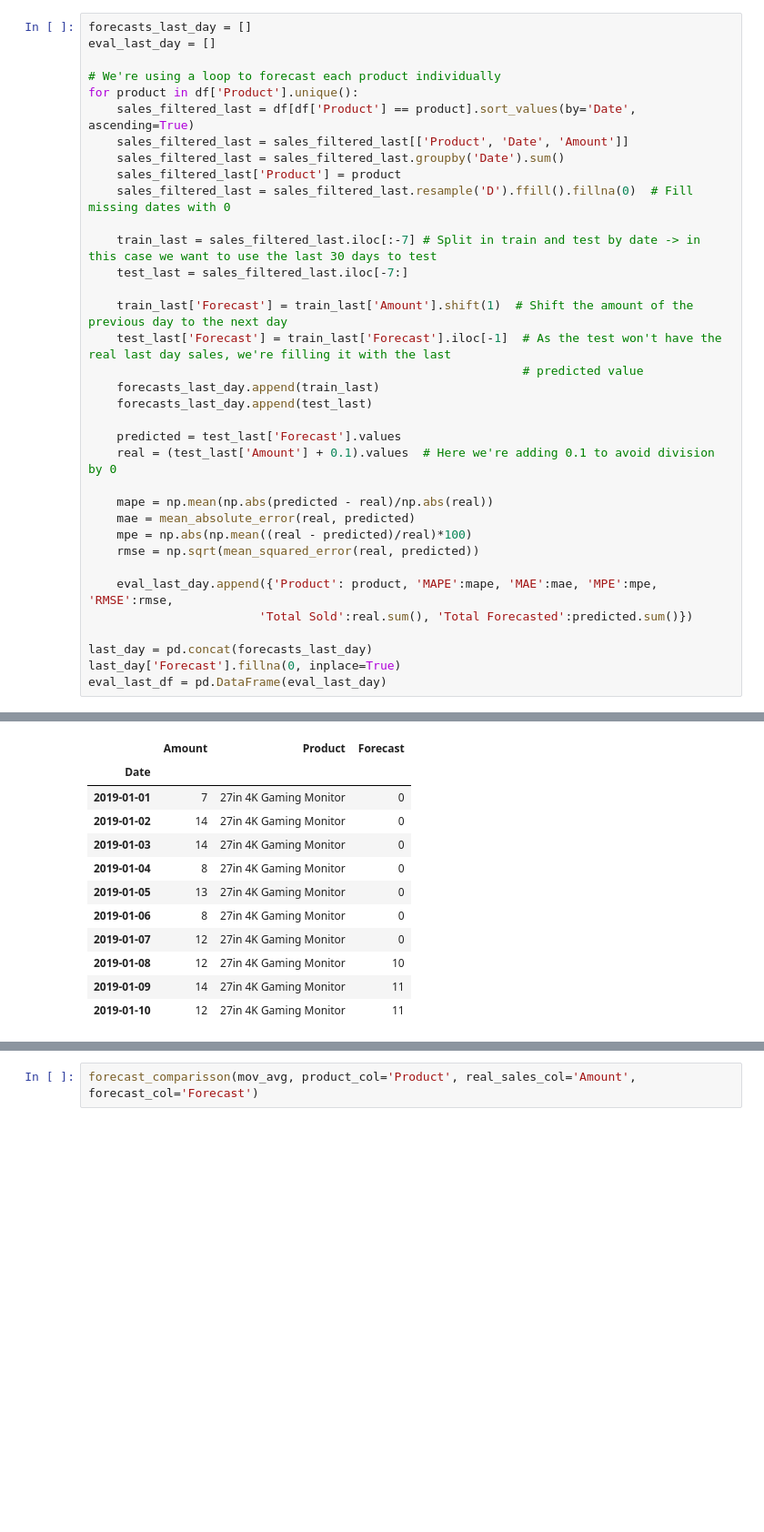
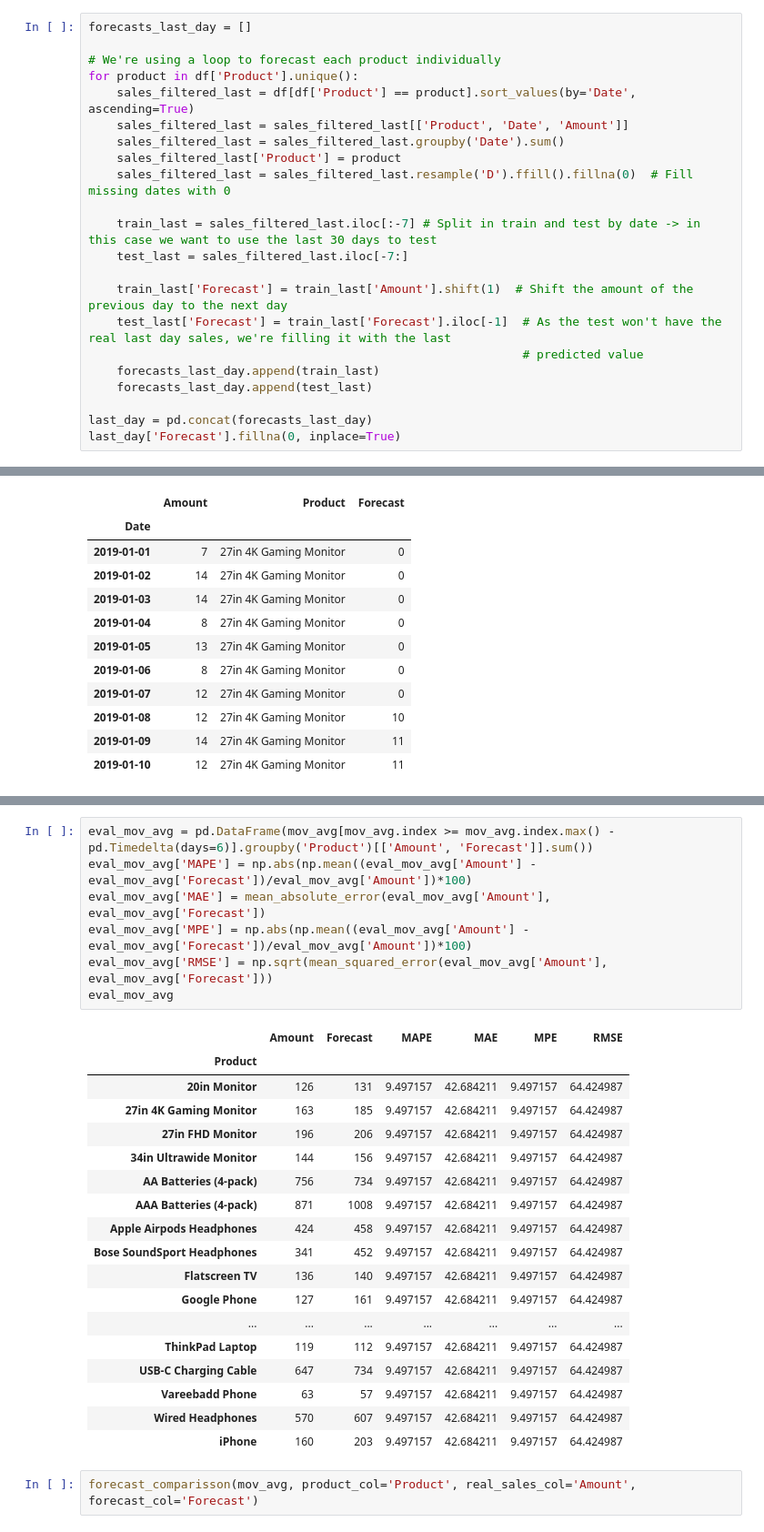
Before and after one commit to Gust4242/Forecasting-techniques, a Jupyter notebook: Forecasting algorithms.ipynb, the cells around one changed output, grey strips where cells are left out. Shown at 91% size. Cells and saved outputs as stored; diff of their text form; blank space fills up the shorter version.

```diff
--- a/Forecasting algorithms.ipynb
+++ b/Forecasting algorithms.ipynb
@@ -182,7 +182,6 @@ df.head()
 | 73301 | 146844 | Flatscreen TV | 1 | 300.00 | 2019-01-01 | 593 Church St, New York City, NY ... | 11:00:00 | New York City | NY |
 # %%
 forecasts_last_day = []
-eval_last_day = []
 
 # We're using a loop to forecast each product individually
 for product in df['Product'].unique():
@@ -201,20 +200,8 @@ for product in df['Product'].unique():
     forecasts_last_day.append(train_last)
     forecasts_last_day.append(test_last)
 
-    predicted = test_last['Forecast'].values
-    real = (test_last['Amount'] + 0.1).values  # Here we're adding 0.1 to avoid division by 0
-
-    mape = np.mean(np.abs(predicted - real)/np.abs(real))
-    mae = mean_absolute_error(real, predicted)
-    mpe = np.abs(np.mean((real - predicted)/real)*100)
-    rmse = np.sqrt(mean_squared_error(real, predicted))
-
-    eval_last_day.append({'Product': product, 'MAPE':mape, 'MAE':mae, 'MPE':mpe, 'RMSE':rmse,
-                        'Total Sold':real.sum(), 'Total Forecasted':predicted.sum()})
-
 last_day = pd.concat(forecasts_last_day)
 last_day['Forecast'].fillna(0, inplace=True)
-eval_last_df = pd.DataFrame(eval_last_day)
 # %%
 # Forecasts for the next 30 days
 last_day.tail()
@@ -356,3 +291,29 @@ eval_mov_avg.head(19)
+# %%
+eval_mov_avg = pd.DataFrame(mov_avg[mov_avg.index >= mov_avg.index.max() - pd.Timedelta(days=6)].groupby('Product')[['Amount', 'Forecast']].sum())
+eval_mov_avg['MAPE'] = np.abs(np.mean((eval_mov_avg['Amount'] - eval_mov_avg['Forecast'])/eval_mov_avg['Amount'])*100)
+eval_mov_avg['MAE'] = mean_absolute_error(eval_mov_avg['Amount'], eval_mov_avg['Forecast'])
+eval_mov_avg['MPE'] = np.abs(np.mean((eval_mov_avg['Amount'] - eval_mov_avg['Forecast'])/eval_mov_avg['Amount'])*100)
+eval_mov_avg['RMSE'] = np.sqrt(mean_squared_error(eval_mov_avg['Amount'], eval_mov_avg['Forecast']))
+eval_mov_avg
+# %% [output]
+|  | Amount | Forecast | MAPE | MAE | MPE | RMSE |
+| Product |  |  |  |  |  |  |
+| 20in Monitor | 126 | 131 | 9.497157 | 42.684211 | 9.497157 | 64.424987 |
+| 27in 4K Gaming Monitor | 163 | 185 | 9.497157 | 42.684211 | 9.497157 | 64.424987 |
+| 27in FHD Monitor | 196 | 206 | 9.497157 | 42.684211 | 9.497157 | 64.424987 |
+| 34in Ultrawide Monitor | 144 | 156 | 9.497157 | 42.684211 | 9.497157 | 64.424987 |
+| AA Batteries (4-pack) | 756 | 734 | 9.497157 | 42.684211 | 9.497157 | 64.424987 |
+| AAA Batteries (4-pack) | 871 | 1008 | 9.497157 | 42.684211 | 9.497157 | 64.424987 |
+| Apple Airpods Headphones | 424 | 458 | 9.497157 | 42.684211 | 9.497157 | 64.424987 |
+| Bose SoundSport Headphones | 341 | 452 | 9.497157 | 42.684211 | 9.497157 | 64.424987 |
+| Flatscreen TV | 136 | 140 | 9.497157 | 42.684211 | 9.497157 | 64.424987 |
+| Google Phone | 127 | 161 | 9.497157 | 42.684211 | 9.497157 | 64.424987 |
+| ... | ... | ... | ... | ... | ... | ... |
+| ThinkPad Laptop | 119 | 112 | 9.497157 | 42.684211 | 9.497157 | 64.424987 |
+| USB-C Charging Cable | 647 | 734 | 9.497157 | 42.684211 | 9.497157 | 64.424987 |
+| Vareebadd Phone | 63 | 57 | 9.497157 | 42.684211 | 9.497157 | 64.424987 |
+| Wired Headphones | 570 | 607 | 9.497157 | 42.684211 | 9.497157 | 64.424987 |
+| iPhone | 160 | 203 | 9.497157 | 42.684211 | 9.497157 | 64.424987 |
 # %%
 forecast_comparisson(mov_avg, product_col='Product', real_sales_col='Amount', forecast_col='Forecast')
 # %%
```
Also changed, not shown: parts of 13 cells of this notebook.
